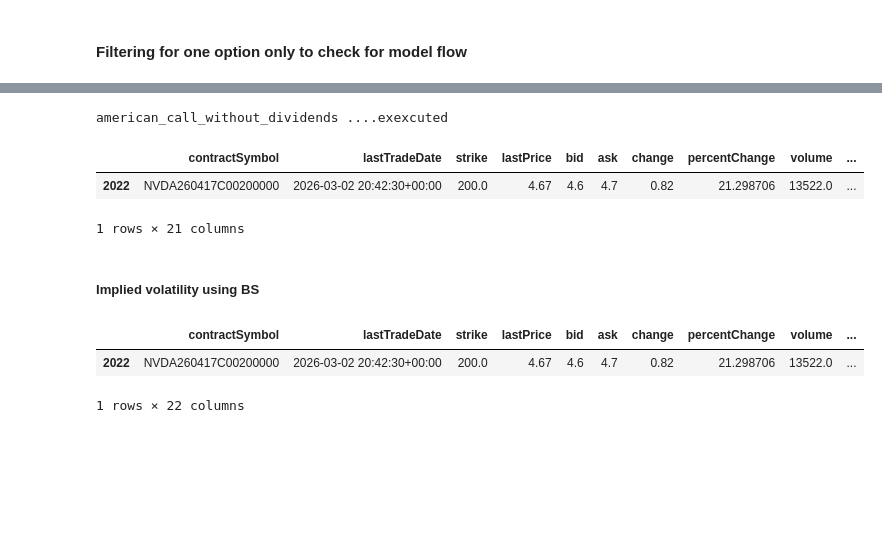
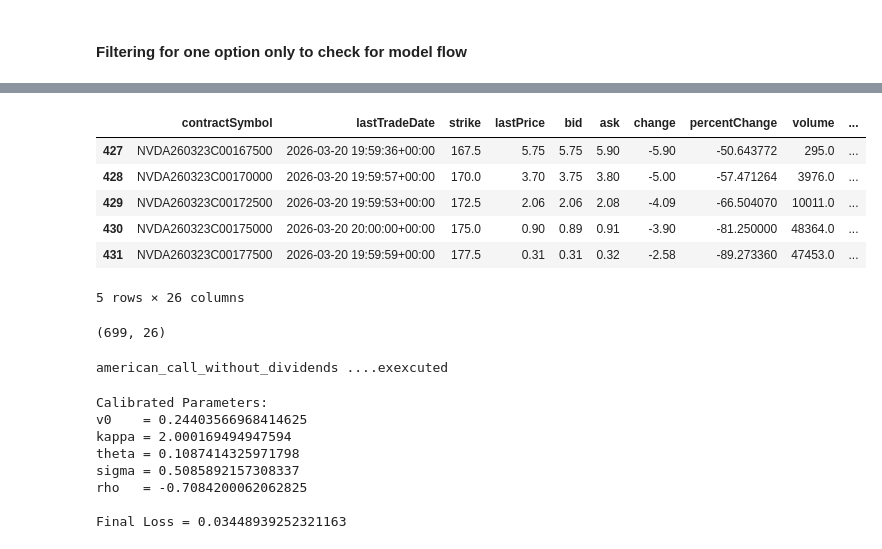
Before and after one commit to SubhamKhinchi/Heston-Options-Pricing-Engine, a Jupyter notebook: main.ipynb, the cells around one changed output, grey strips where cells are left out. Saved outputs shown, nothing was run; the diff lists cells and outputs as text; code cells hidden in the pictures; blank space fills up the shorter version.

```diff
--- a/main.ipynb
+++ b/main.ipynb
@@ -66,33 +56,19 @@ def price_row(row, r, q, heston_params ):
         else:
             print('american_put_with_dividends....exexcuted')
             return american_put_with_dividends(S0, K, T, r, v0, kappa, theta, sigma, rho, M, N, q)
-# %%
-options_df_nvda['heston_price'] = options_df_nvda.apply(lambda row: price_row(row, r, q, heston_params), axis=1)
-# %% [output]
-american_call_without_dividends ....exexcuted
-# %%
-options_df_nvda.head()
-# %% [output]
-|  | contractSymbol | lastTradeDate | strike | lastPrice | bid | ask | change | percentChange | volume | ... |
-| 2022 | NVDA260417C00200000 | 2026-03-02 20:42:30+00:00 | 200.0 | 4.67 | 4.6 | 4.7 | 0.82 | 21.298706 | 13522.0 | ... |
-1 rows × 21 columns
-# %% [markdown]
-##### Implied volatility using BS
-# %%
-options_df_nvda["market_iv"] = options_df_nvda.apply(
-    lambda row: implied_volatility(
-        row["heston_price"],
-        row["spot"],
-        row["strike"],
-        row["T"],
-        r,
-        row["type"],
-        q
-    ),
-    axis=1
-)
-options_df_nvda.head()
-# %% [output]
-|  | contractSymbol | lastTradeDate | strike | lastPrice | bid | ask | change | percentChange | volume | ... |
-| 2022 | NVDA260417C00200000 | 2026-03-02 20:42:30+00:00 | 200.0 | 4.67 | 4.6 | 4.7 | 0.82 | 21.298706 | 13522.0 | ... |
-1 rows × 22 columns
+# %%
+calibration_df_nvda = options_df[options_df['ticker']=='NVDA'].copy()
+
+calibration_df_nvda.head()
+# %% [output]
+|  | contractSymbol | lastTradeDate | strike | lastPrice | bid | ask | change | percentChange | volume | ... |
+| 427 | NVDA260323C00167500 | 2026-03-20 19:59:36+00:00 | 167.5 | 5.75 | 5.75 | 5.90 | -5.90 | -50.643772 | 295.0 | ... |
+| 428 | NVDA260323C00170000 | 2026-03-20 19:59:57+00:00 | 170.0 | 3.70 | 3.75 | 3.80 | -5.00 | -57.471264 | 3976.0 | ... |
+| 429 | NVDA260323C00172500 | 2026-03-20 19:59:53+00:00 | 172.5 | 2.06 | 2.06 | 2.08 | -4.09 | -66.504070 | 10011.0 | ... |
+| 430 | NVDA260323C00175000 | 2026-03-20 20:00:00+00:00 | 175.0 | 0.90 | 0.89 | 0.91 | -3.90 | -81.250000 | 48364.0 | ... |
+| 431 | NVDA260323C00177500 | 2026-03-20 19:59:59+00:00 | 177.5 | 0.31 | 0.31 | 0.32 | -2.58 | -89.273360 | 47453.0 | ... |
+5 rows × 26 columns
+# %%
+calibration_df_nvda.shape
+# %% [output]
+(699, 26)
@@ -98,0 +83,21 @@ options_df_nvda.head()
+# %%
+options_df_nvda['heston_price'] = options_df_nvda.apply(lambda row: price_row(row, r, q, heston_params), axis=1)
+# %% [output]
+american_call_without_dividends ....exexcuted
+# %%
+print("Calibrated Parameters:")
+print("v0    =", params_opt[0])
+print("kappa =", params_opt[1])
+print("theta =", params_opt[2])
+print("sigma =", params_opt[3])
+print("rho   =", params_opt[4])
+print("\nFinal Loss =", loss_val)
+# %% [output]
+Calibrated Parameters:
+v0    = 0.24403566968414625
+kappa = 2.000169494947594
+theta = 0.1087414325971798
+sigma = 0.5085892157308337
+rho   = -0.7084200062062825
+
+Final Loss = 0.03448939252321163
```
Also changed, not shown: parts of 16 cells of this notebook.
